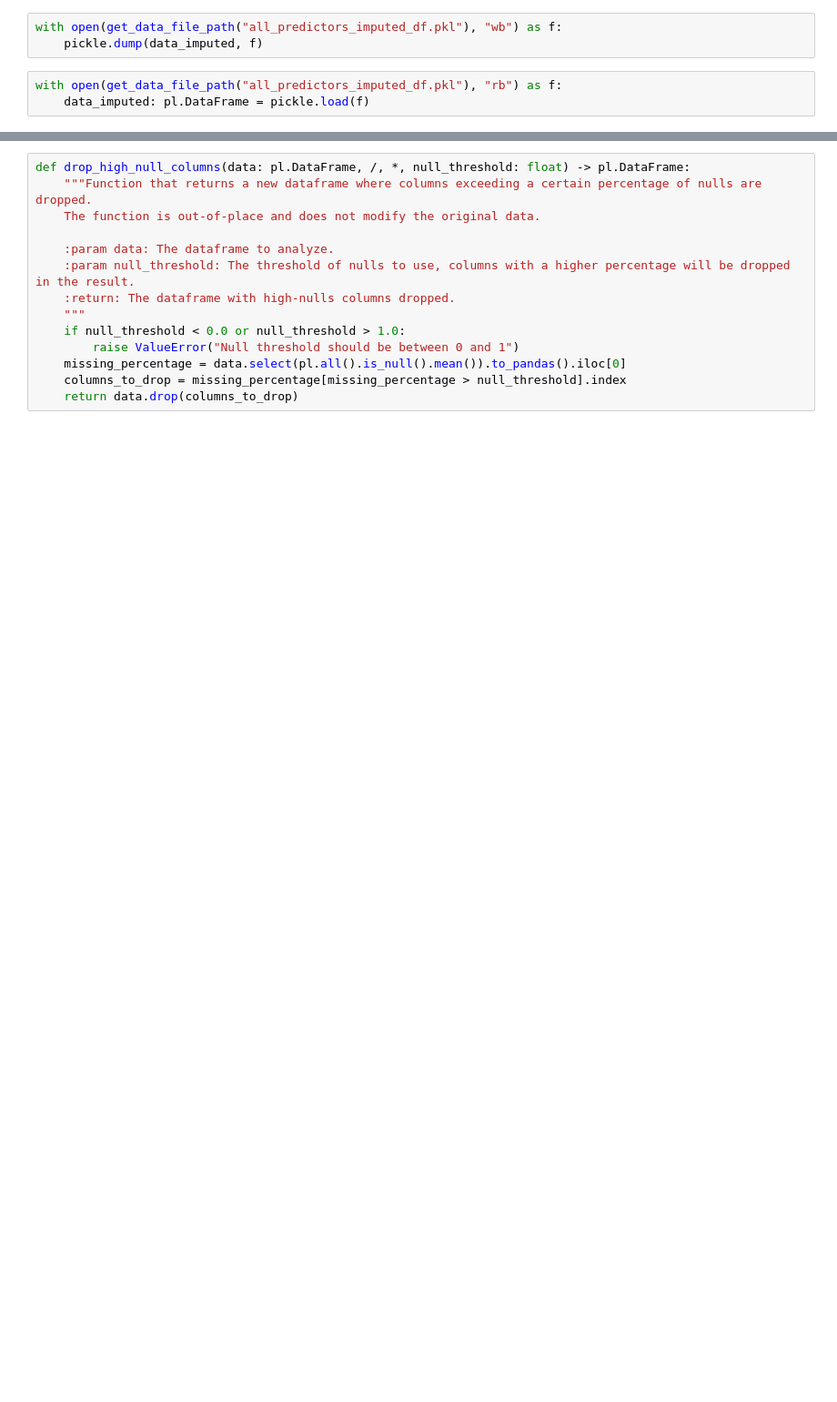
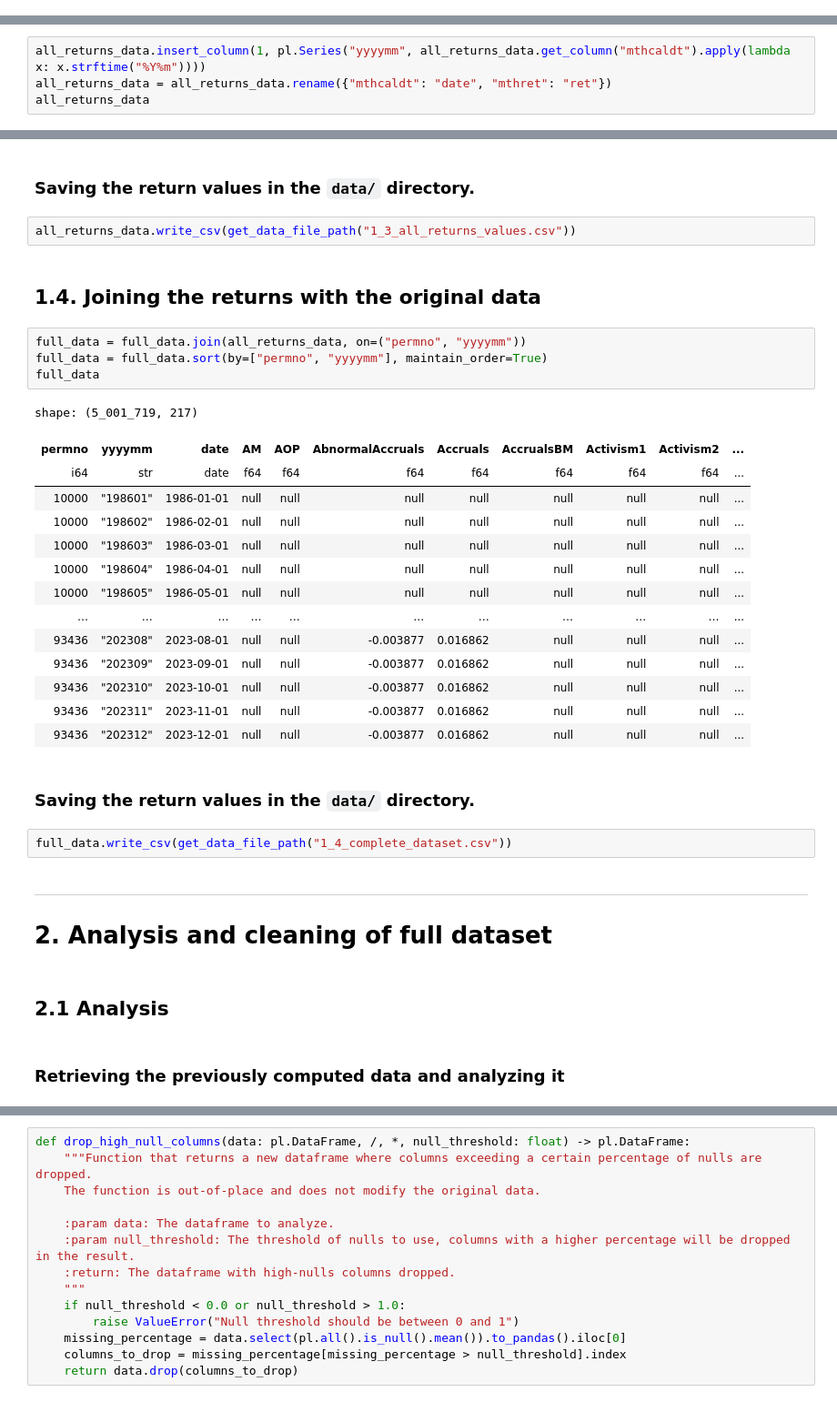
Before and after one commit to NicolasAlmerge/FIN407FinalProject, a Jupyter notebook: Predictors.ipynb, the cells around one changed output, grey strips where cells are left out. Shown: that part at 91% size. Cells and saved outputs as stored; diff of their text form; blank space fills up the shorter version.

```diff
--- a/Predictors.ipynb
+++ b/Predictors.ipynb
@@ -237,6 +0,0 @@ instead.
-# %%
-with open(get_data_file_path("all_predictors_imputed_df.pkl"), "wb") as f:
-    pickle.dump(data_imputed, f)
-# %%
-with open(get_data_file_path("all_predictors_imputed_df.pkl"), "rb") as f:
-    data_imputed: pl.DataFrame = pickle.load(f)
@@ -361,0 +77,4 @@ Removing columns with a high number of nulls.
+# %%
+all_returns_data.insert_column(1, pl.Series("yyyymm", all_returns_data.get_column("mthcaldt").apply(lambda x: x.strftime("%Y%m"))))
+all_returns_data = all_returns_data.rename({"mthcaldt": "date", "mthret": "ret"})
+all_returns_data
@@ -361,0 +122,37 @@ Removing columns with a high number of nulls.
+# %% [markdown]
+### Saving the return values in the `data/` directory.
+# %%
+all_returns_data.write_csv(get_data_file_path("1_3_all_returns_values.csv"))
+# %% [markdown]
+## 1.4. Joining the returns with the original data
+# %%
+full_data = full_data.join(all_returns_data, on=("permno", "yyyymm"))
+full_data = full_data.sort(by=["permno", "yyyymm"], maintain_order=True)
+full_data
+# %% [output]
+shape: (5_001_719, 217)
+| permno | yyyymm | date | AM | AOP | AbnormalAccruals | Accruals | AccrualsBM | Activism1 | Activism2 | ... |
+| i64 | str | date | f64 | f64 | f64 | f64 | f64 | f64 | f64 | ... |
+| 10000 | "198601" | 1986-01-01 | null | null | null | null | null | null | null | ... |
+| 10000 | "198602" | 1986-02-01 | null | null | null | null | null | null | null | ... |
+| 10000 | "198603" | 1986-03-01 | null | null | null | null | null | null | null | ... |
+| 10000 | "198604" | 1986-04-01 | null | null | null | null | null | null | null | ... |
+| 10000 | "198605" | 1986-05-01 | null | null | null | null | null | null | null | ... |
+| … | … | … | … | … | … | … | … | … | … | ... |
+| 93436 | "202308" | 2023-08-01 | null | null | -0.003877 | 0.016862 | null | null | null | ... |
+| 93436 | "202309" | 2023-09-01 | null | null | -0.003877 | 0.016862 | null | null | null | ... |
+| 93436 | "202310" | 2023-10-01 | null | null | -0.003877 | 0.016862 | null | null | null | ... |
+| 93436 | "202311" | 2023-11-01 | null | null | -0.003877 | 0.016862 | null | null | null | ... |
+| 93436 | "202312" | 2023-12-01 | null | null | -0.003877 | 0.016862 | null | null | null | ... |
+# %% [markdown]
+### Saving the return values in the `data/` directory.
+# %%
+full_data.write_csv(get_data_file_path("1_4_complete_dataset.csv"))
+# %% [markdown]
+<hr>
+
+# 2. Analysis and cleaning of full dataset
+# %% [markdown]
+## 2.1 Analysis
+# %% [markdown]
+### Retrieving the previously computed data and analyzing it
```
Also changed, not shown: parts of 95 cells of this notebook, 2 other files.
